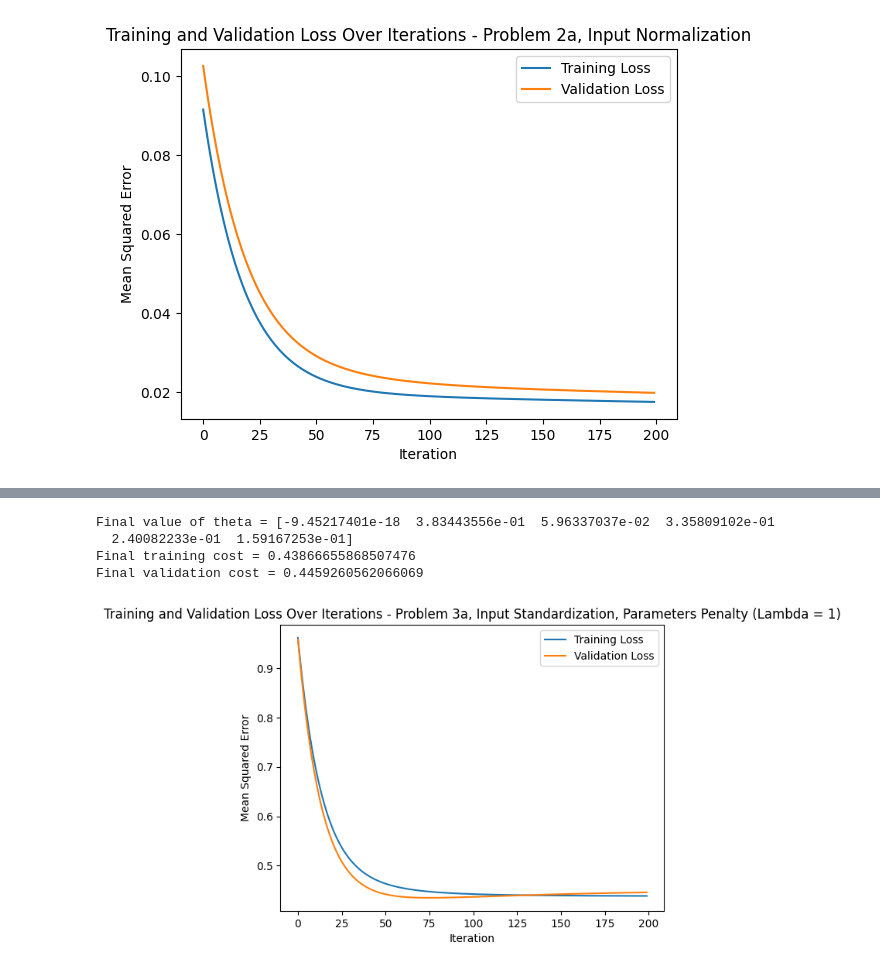
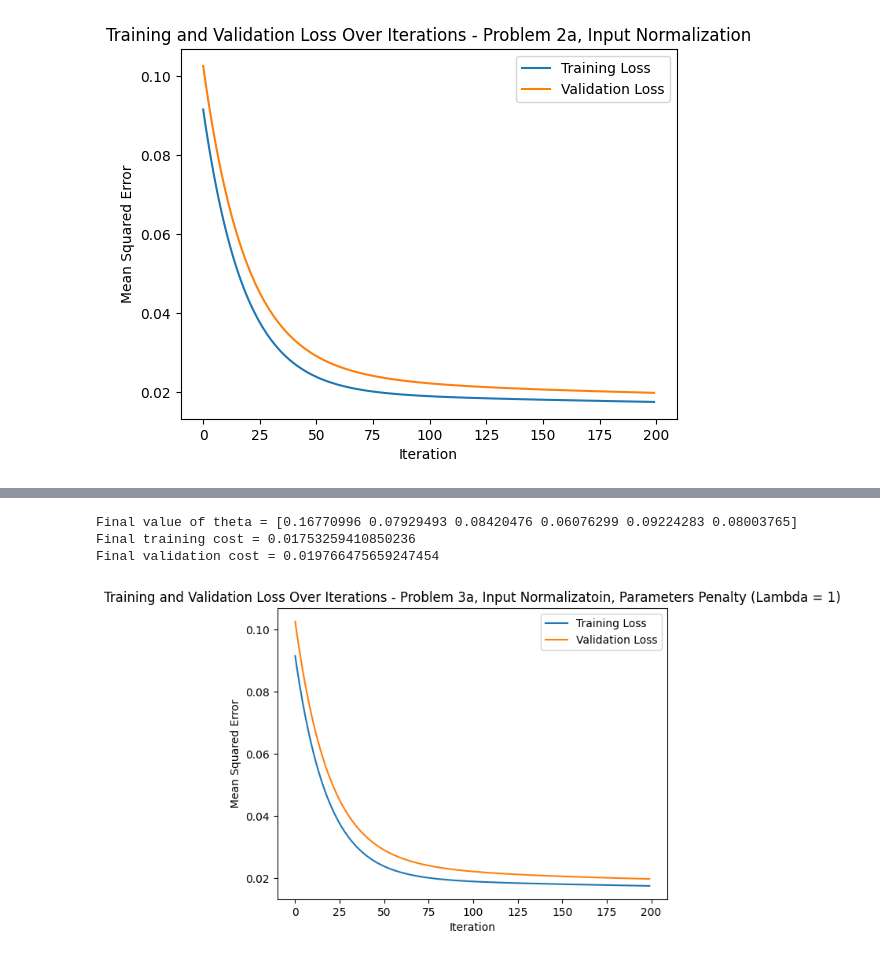
Before and after one commit to mmorra13/Intro-To-ML, a Jupyter notebook: Homework_2.ipynb, the cells around one changed output, grey strips where cells are left out. Drawn from its saved outputs; the diff is of its cells as text; code cells hidden in the pictures.

```diff
--- a/Homework_2.ipynb
+++ b/Homework_2.ipynb
@@ -331,9 +330,9 @@ Final validation cost = 0.34636867889234596
 # %%
 #PROBLEM 3a
 reg_parameter = 1 #Lambda = 1, experiment with other values (0.5, 10)
-#Using standardization input scaling
-df_train3standard = df_train #Copy of training set
-df_train3standard[num_vars] = standardscaler.fit_transform(df_train3standard[num_vars]) #Apply standardization
-df_test3standard = df_test #Copy of test set
-df_test3standard[num_vars] = standardscaler.fit_transform(df_test3standard[num_vars]) #Apply standardization
+#Using normalization input scaling
+df_train3norm = df_train #Copy of training set
+df_train3norm[num_vars] = normscaler.fit_transform(df_train3norm[num_vars]) #Apply Normalization
+df_test3norm = df_test #Copy of test set
+df_test3norm[num_vars] = normscaler.fit_transform(df_test3norm[num_vars]) #Apply Normalization
 # %%
@@ -353,32 +352,31 @@ theta3astandard = np.zeros(6) #Initialize theta to 0
 # %%
-train_losses_3astandard = []
-val_losses_3astandard = []
+train_losses_3anorm = []
+val_losses_3anorm = []
 
 for iteration in range(iterations):
-    gradients = 2/n * xtrain3astandard.T.dot(xtrain3astandard.dot(theta3astandard) - ytrain3astandard)
-    theta3astandard -= alpha * gradients
+    gradients = 2/n * xtrain3anorm.T.dot(xtrain3anorm.dot(theta3anorm) - ytrain3anorm)
+    theta3anorm -= alpha * gradients
 
-    train_loss_3astandard = (1/n) * (np.sum(np.square(xtrain3astandard.dot(theta3astandard) - ytrain3astandard)) + (reg_parameter * np.sum(np.square(theta3astandard[1:6])))) #Edited to include parameter penalties
-    val_loss_3astandard = (1/m) * np.sum(np.square(xtest3astandard.dot(theta3astandard) - ytest3astandard))
+    train_loss_3anorm = (1/n) * (np.sum(np.square(xtrain3anorm.dot(theta3anorm) - ytrain3anorm)) + (reg_parameter * np.sum(np.square(theta3anorm[1:6])))) #Edited to include parameter penalties
+    val_loss_3anorm = (1/m) * np.sum(np.square(xtest3anorm.dot(theta3anorm) - ytest3anorm))
 
-    train_losses_3astandard.append(train_loss_3astandard)
-    val_losses_3astandard.append(val_loss_3astandard)
-print('Final value of theta =', theta3astandard)
-print('Final training cost =', train_losses_3astandard[iterations-1])
-print('Final validation cost =', val_losses_3astandard[iterations-1] )
+    train_losses_3anorm.append(train_loss_3anorm)
+    val_losses_3anorm.append(val_loss_3anorm)
+print('Final value of theta =', theta3anorm)
+print('Final training cost =', train_losses_3anorm[iterations-1])
+print('Final validation cost =', val_losses_3anorm[iterations-1] )
 #Plot the training and validation loss after each iteration
-plt.plot(train_losses_3astandard, label="Training Loss")
-plt.plot(val_losses_3astandard, label="Validation Loss")
+plt.plot(train_losses_3anorm, label="Training Loss")
+plt.plot(val_losses_3anorm, label="Validation Loss")
 plt.xlabel("Iteration")
 plt.ylabel("Mean Squared Error")
 plt.legend()
-plt.title("Training and Validation Loss Over Iterations - Problem 3a, Input Standardization, Parameters Penalty (Lambda = 1)")
+plt.title("Training and Validation Loss Over Iterations - Problem 3a, Input Normalizatoin, Parameters Penalty (Lambda = 1)")
 plt.show()
 # %% [output]
-Final value of theta = [-9.45217401e-18  3.83443556e-01  5.96337037e-02  3.35809102e-01
-  2.40082233e-01  1.59167253e-01]
-Final training cost = 0.43866655868507476
-Final validation cost = 0.4459260562066069
+Final value of theta = [0.16770996 0.07929493 0.08420476 0.06076299 0.09224283 0.08003765]
+Final training cost = 0.01753259410850236
+Final validation cost = 0.019766475659247454
-[figure, old version]
+[figure, new version]
 # %%
 #PROBLEM 3b
```
Also changed, not shown: parts of 8 cells of this notebook.
